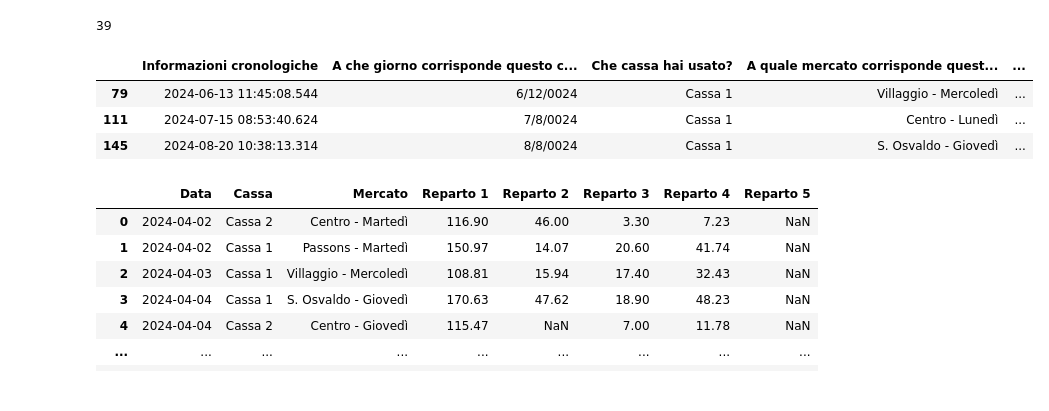
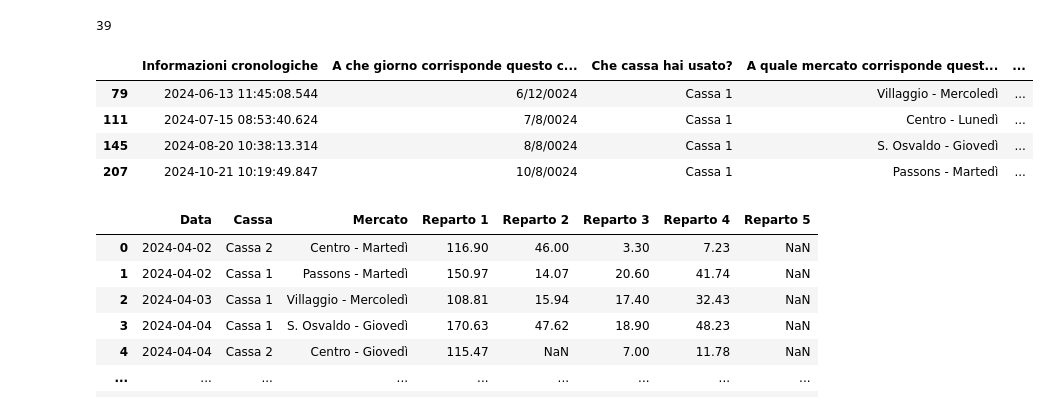
Before and after one commit to panda-with-issues/Fond-Scienze-dei-Dati-progetto, a Jupyter notebook: analisi_corrispettivi_la_di_cjastelan.ipynb, the cells around one changed output. Drawn from its saved outputs; the diff is of its cells as text; code cells hidden in the pictures.

```diff
--- a/analisi_corrispettivi_la_di_cjastelan.ipynb
+++ b/analisi_corrispettivi_la_di_cjastelan.ipynb
@@ -908,26 +908,31 @@ with pd.option_context('display.max_rows', None):
 # %%
 # La maggior parte delle entry si vede che presenta solo errori di battitura, ma per alcune non è così:
 
 # 79 -> Chi ha compilato si è evidentemente dimenticato di inserire il Reparto 1
 web_df.loc[79, 'Reparto 1'] = web_df.loc[79, 'Totale Giornaliero'] - web_df.loc[79, 'Totale']
 
 # 111 -> probabilmente è stato inserito il Reparto 2 al posto del Reparto 1 che si è perso
 web_df.loc[111, 'Reparto 2'] = web_df.loc[111, 'Reparto 1']
 web_df.loc[111, 'Reparto 1'] = web_df.loc[111, 'Totale Giornaliero'] - web_df.loc[111, 'Reparto 2'] - web_df.loc[111, 'Reparto 3'] - web_df.loc[111, 'Reparto 4']
 
 # 145 saltato il Reparto 2
 web_df.loc[145, 'Reparto 2'] = web_df.loc[145, 'Totale Giornaliero'] - web_df.loc[145, 'Reparto 1'] - web_df.loc[145, 'Reparto 3'] - web_df.loc[145, 'Reparto 4']
 
 # la 158 era una delle prime corrette perché era stata inserita come stringa, va bene così
 
 #235 e 360 sono impossibili da correggere e vanno tenute così
 
-web_df.loc[[79, 111, 145], :]
+# errori trovati a posteriori
+# 207 non è Centro, ma Passons, il mercato martedì in centro era già finito a ottobre 24
+web_df.loc[207, 'A quale mercato corrisponde questo corrispettivo?'] = 'Passons - Martedì'
+
+web_df.loc[[79, 111, 145, 207], :]
 # %% [output]
 |  | Informazioni cronologiche | A che giorno corrisponde questo c... | Che cassa hai usato? | A quale mercato corrisponde quest... | ... |
 | 79 | 2024-06-13 11:45:08.544 | 6/12/0024 | Cassa 1 | Villaggio - Mercoledì | ... |
 | 111 | 2024-07-15 08:53:40.624 | 7/8/0024 | Cassa 1 | Centro - Lunedì | ... |
 | 145 | 2024-08-20 10:38:13.314 | 8/8/0024 | Cassa 1 | S. Osvaldo - Giovedì | ... |
+| 207 | 2024-10-21 10:19:49.847 | 10/8/0024 | Cassa 1 | Passons - Martedì | ... |
 # %%
 # diamo gli ultimi ritocchi e salviamo il DataFrame ripulito in un formato comodo per le analisi successive
 web_df_clean = web_df.copy()
```
Also changed, not shown: parts of 11 cells of this notebook, 1 other file.
